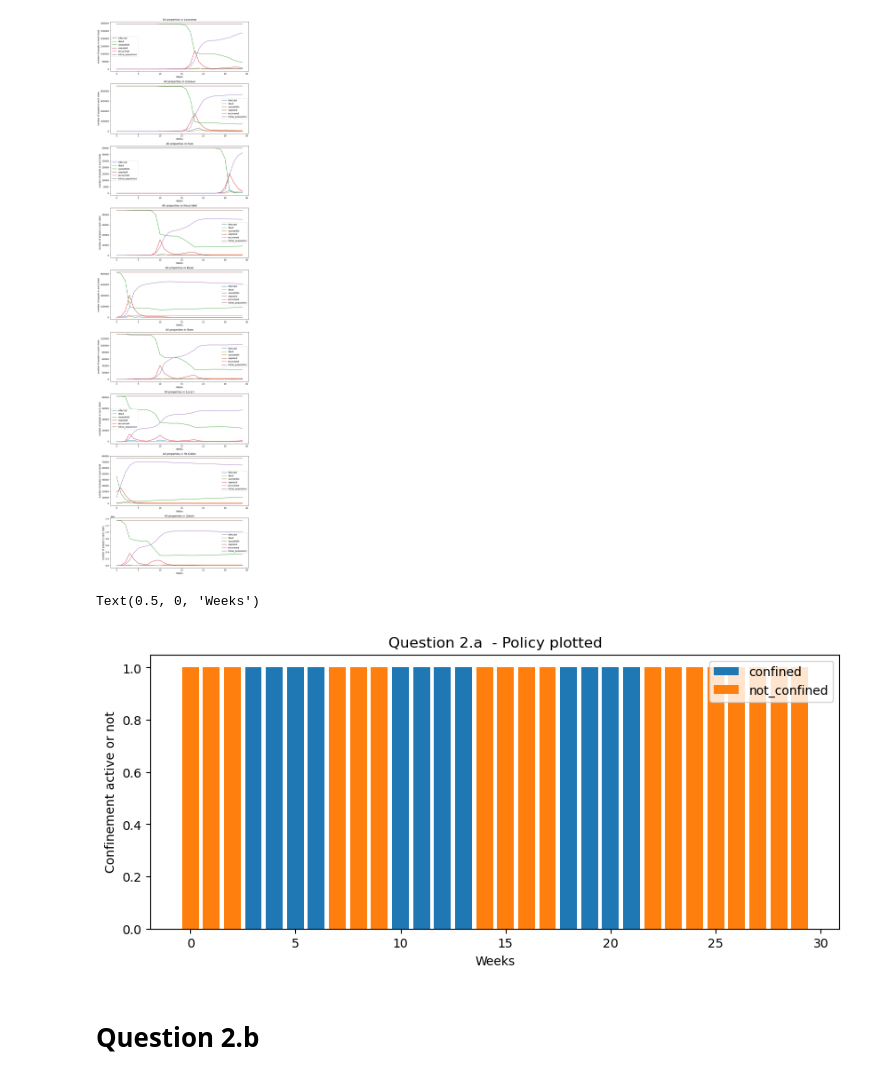
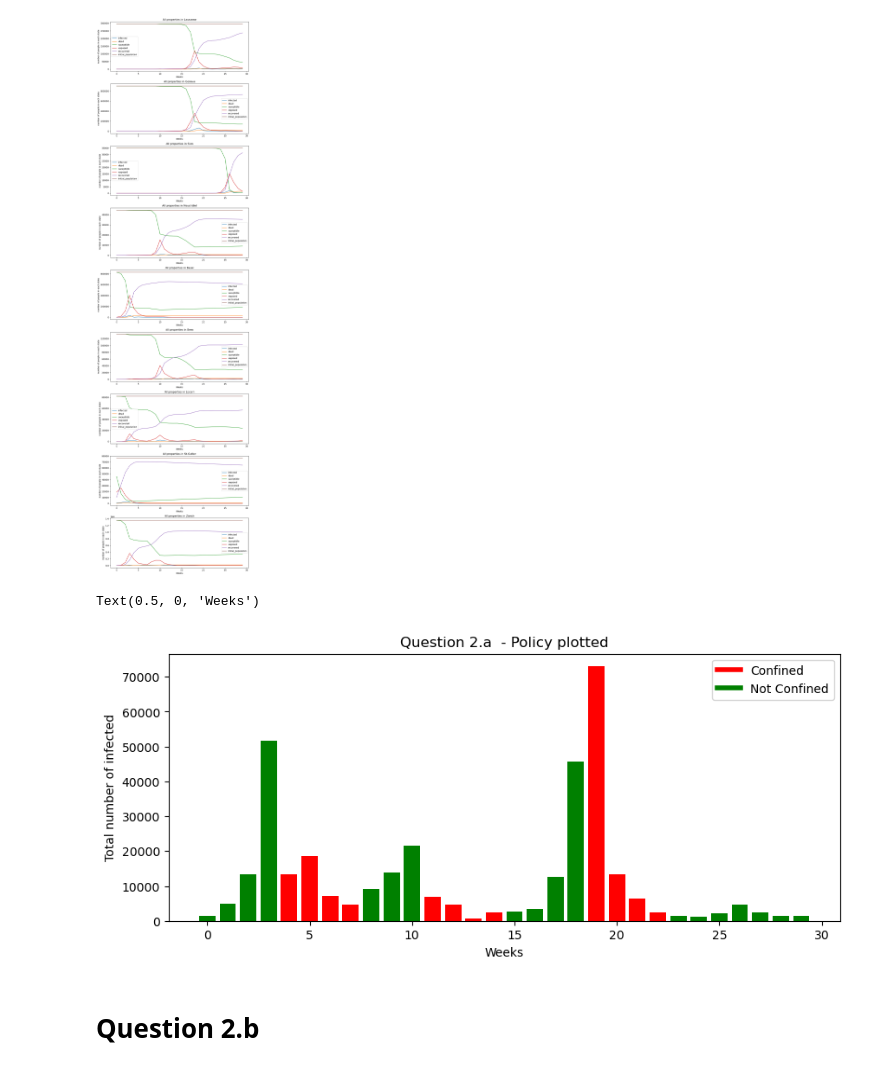
Before and after one commit to mohahf19/ANNRL-2023, a Jupyter notebook: notebooks/q2.ipynb, the cells around one changed output. Drawn from its saved outputs; the diff is of its cells as text; code cells hidden in the pictures.

Commit message:
Rewrote the policy to use the agent classes and improved plotting

```diff
--- a/notebooks/q2.ipynb
+++ b/notebooks/q2.ipynb
@@ -49 +101,3 @@ INFECTED_THRESHOLD = 20000
+# %%
+russo_agent = RussoAgent(env)
 # %%
@@ -95,7 +142,7 @@ fig, ax = plt.subplots(1,1,figsize=(10,4))
 
 """ Run the simulations, seeded"""
 
-total, cities, actions, policy, _ = exec_russo_policy(env, n_weeks=30, simulation_seed=seed)
+total, cities, actions, policy, _ = exec_russo_policy(n_weeks=30, simulation_seed=seed)
 
 
 [ax.plot(y) for y in total.values()]
@@ -132,19 +179,32 @@ fig.tight_layout()
 # %% [output]
 [figure]
 # %%
+from matplotlib.lines import Line2D
+custom_lines = [Line2D([0], [0], color='red', lw=4),
+                Line2D([0], [0], color='green', lw=4)]
+
+
 fig, ax = plt.subplots(1, 1, figsize=(10, 4))
 
 weeks = np.arange(len(policy))
 
-total_tmp = {'confined': policy, "not_confined": np.logical_not(policy)}
-[ax.bar(weeks, y) for y in total_tmp.values()]
-ax.legend(total_tmp.keys())
+colors = []
+
+for i in range(len(policy)):
+    if policy[i] == 1:
+        colors.append('red')
+    else:
+        colors.append('green')
+
+total_tmp = {'infected': total['infected']}
+[ax.bar(weeks, y, color=colors) for y in total_tmp.values()]
+ax.legend(custom_lines, ['Confined', 'Not Confined'])
 ax.set_title("Question 2.a  - Policy plotted")
-ax.set_ylabel('Confinement active or not')
+ax.set_ylabel('Total number of infected')
 ax.set_xlabel('Weeks')
 # %% [output]
 Text(0.5, 0, 'Weeks')
-[figure, old version]
+[figure, new version]
 # %% [markdown]
 # Question 2.b
 # %% [markdown]
```
Also changed, not shown: parts of 9 cells of this notebook, 2 other files.
